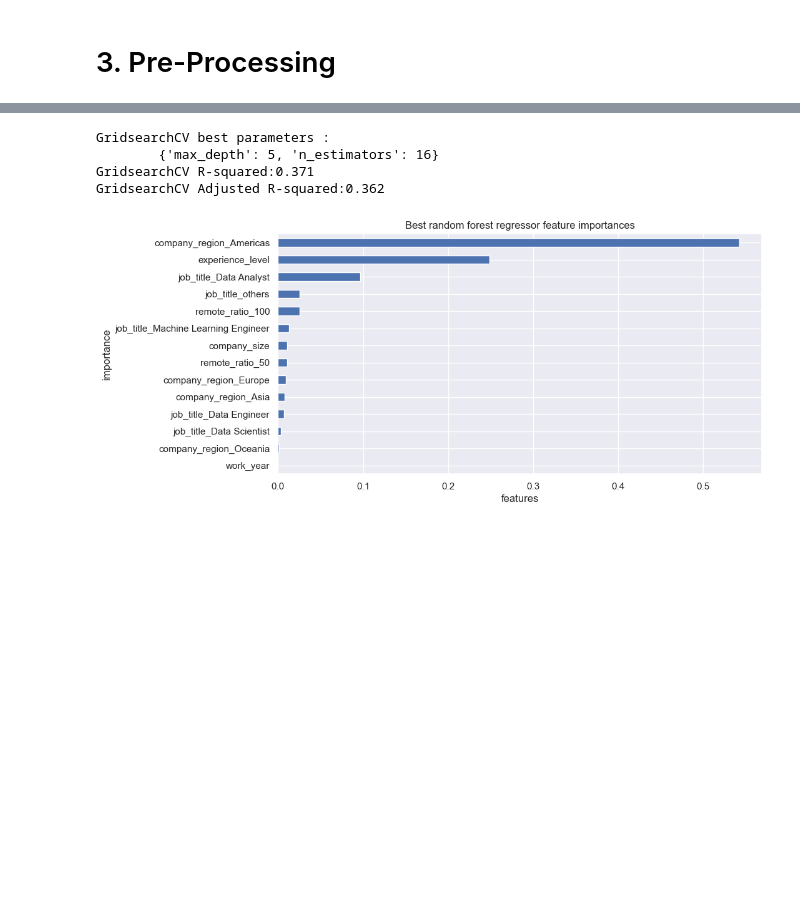
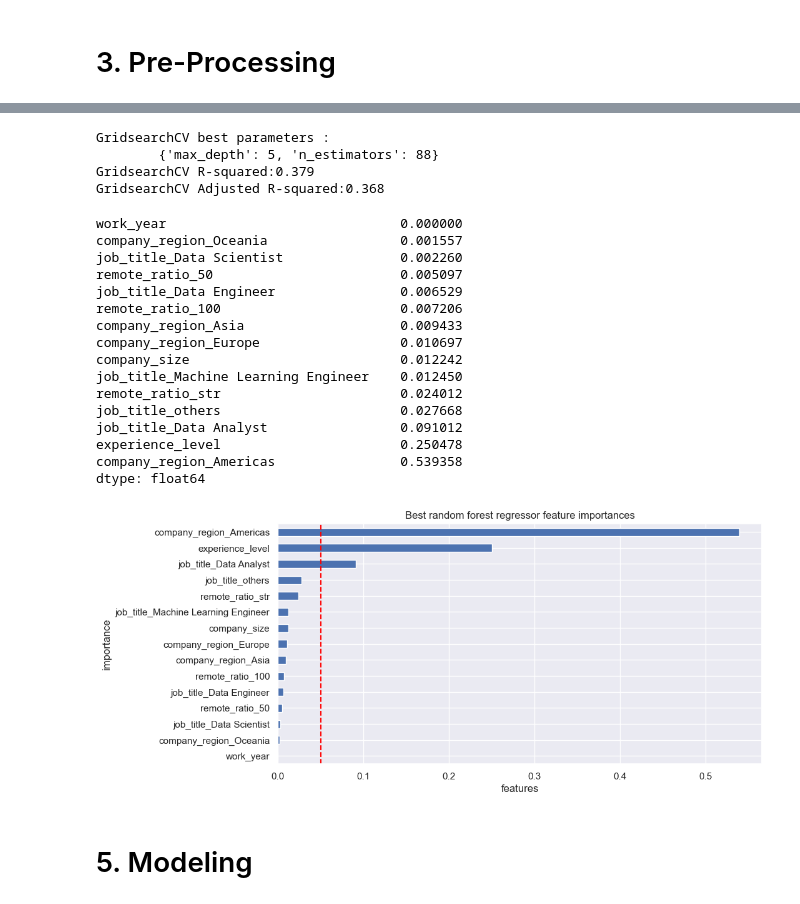
Before and after one commit to hyang78227/Springboard, a Jupyter notebook: story_telling_case_study/data science salary study.ipynb, the cells around one changed output, grey strips where cells are left out. Saved outputs shown, nothing was run; the diff lists cells and outputs as text; code cells hidden in the pictures; blank space fills up the shorter version.

```diff
--- a/story_telling_case_study/data science salary study.ipynb
+++ b/story_telling_case_study/data science salary study.ipynb
@@ -411,17 +528,0 @@ regressor=RandomForestRegressor(random_state=47)
-# %%
-from sklearn.model_selection import GridSearchCV
-
-grid = GridSearchCV(regressor, param_grid, cv=5, n_jobs=-1)
-grid.fit(X_train, y_train)
-r2_score = grid.score(X_test,y_test)
-adj_r2_score = adj_r2(X_test,y_test, r2_score)
-y_pred=grid.predict(X_test)
-
-print("GridsearchCV best parameters : \n\t{}".format(grid.best_params_))
-print("GridsearchCV R-squared:{:.3f}".format(r2_score))
-print("GridsearchCV Adjusted R-squared:{:.3f}".format(adj_r2_score))
-# %% [output]
-GridsearchCV best parameters :
-        {'max_depth': 5, 'n_estimators': 16}
-GridsearchCV R-squared:0.371
-GridsearchCV Adjusted R-squared:0.362
@@ -428,12 +540,51 @@ GridsearchCV Adjusted R-squared:0.362
+# %%
+from sklearn.model_selection import GridSearchCV
+
+grid = GridSearchCV(regressor, param_grid, cv=5, n_jobs=-1)
+grid.fit(X_train, y_train)
+r2_score = grid.score(X_test,y_test)
+adj_r2_score = adj_r2(X_test,y_test, r2_score)
+y_pred=grid.predict(X_test)
+
+print("GridsearchCV best parameters : \n\t{}".format(grid.best_params_))
+print("GridsearchCV R-squared:{:.3f}".format(r2_score))
+print("GridsearchCV Adjusted R-squared:{:.3f}".format(adj_r2_score))
+# %% [output]
+GridsearchCV best parameters :
+        {'max_depth': 5, 'n_estimators': 88}
+GridsearchCV R-squared:0.379
+GridsearchCV Adjusted R-squared:0.368
 # %%
 #Plot  feature importances
 
 plt.subplots(figsize=(10, 5))
 imps = grid.best_estimator_.feature_importances_
 rf_feat_imps = pd.Series(imps, index=X_train.columns).sort_values(ascending=True)
+print(rf_feat_imps)
 rf_feat_imps.plot(kind='barh')
 plt.xlabel('features')
 plt.ylabel('importance')
+plt.axvline(0.05,color='red', linestyle='--')
+#plt.arrow(x=0, y=0, dx=W, dy=H, **arrow_style)
+#plt.text(x=W/2+offsetX, y=H/2, s="U")
 plt.title('Best random forest regressor feature importances');
 # %% [output]
+work_year                              0.000000
+company_region_Oceania                 0.001557
+job_title_Data Scientist               0.002260
+remote_ratio_50                        0.005097
+job_title_Data Engineer                0.006529
+remote_ratio_100                       0.007206
+company_region_Asia                    0.009433
+company_region_Europe                  0.010697
+company_size                           0.012242
+job_title_Machine Learning Engineer    0.012450
+remote_ratio_str                       0.024012
+job_title_others                       0.027668
+job_title_Data Analyst                 0.091012
+experience_level                       0.250478
+company_region_Americas                0.539358
+dtype: float64
-[figure, old version]
+[figure, new version]
+# %% [markdown]
+# 5. Modeling
```
Also changed, not shown: parts of 42 cells of this notebook, 10 other files.
